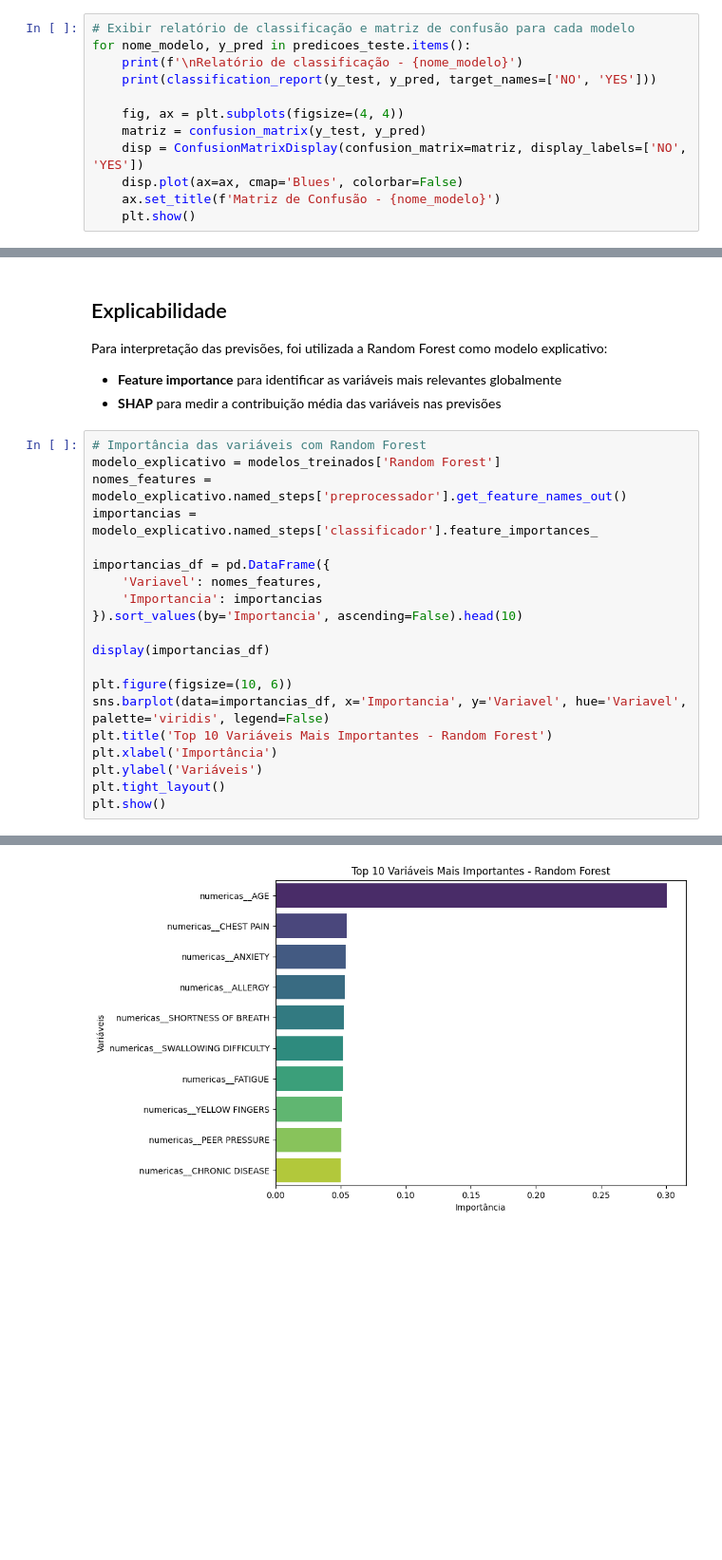
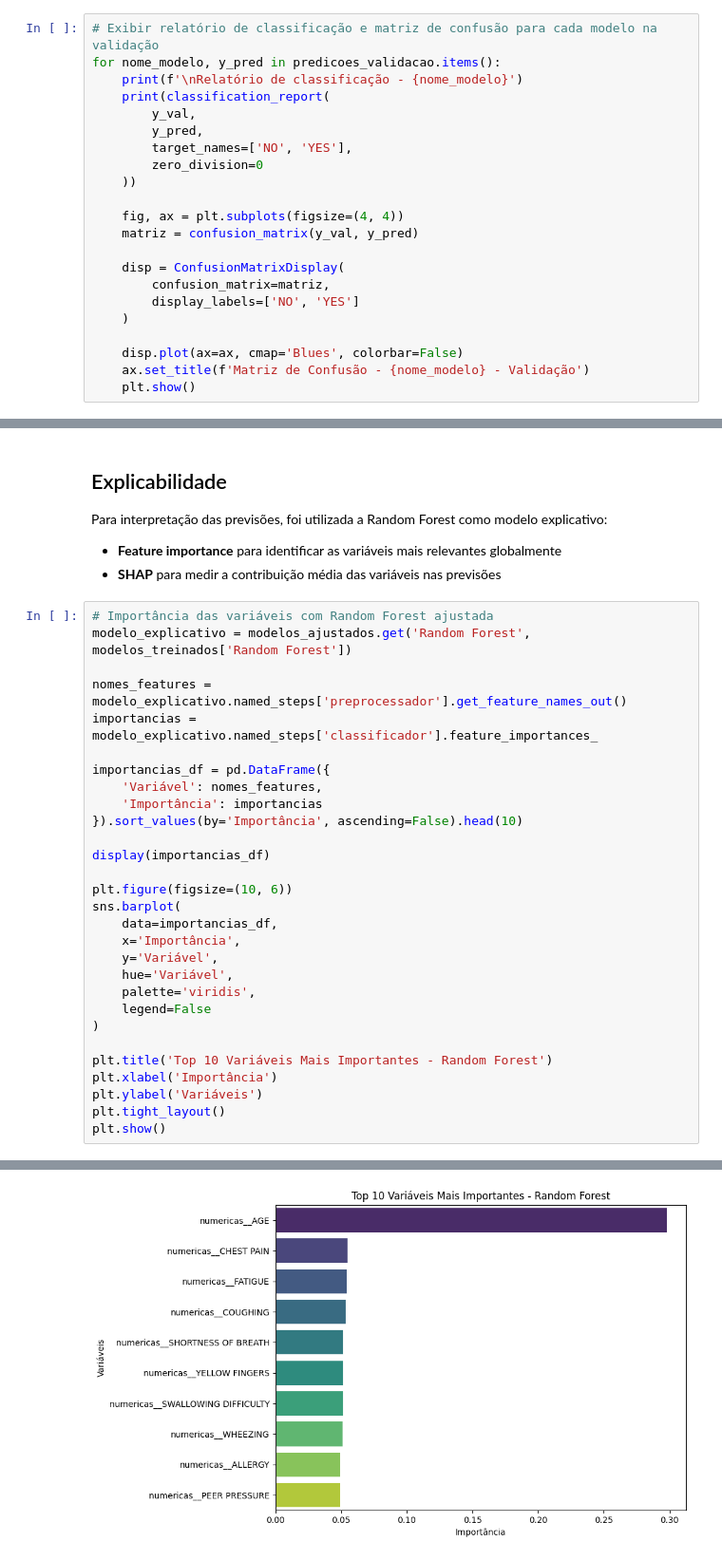
Before and after one commit to fiap-grupo-xpto/fiap-tech-challenge-fase-2, a Jupyter notebook: train_model/analise_cancer.ipynb, the cells around one changed output, grey strips where cells are left out. Shown at 95% size. Cells and saved outputs as stored; diff of their text form; blank space fills up the shorter version.

```diff
--- a/train_model/analise_cancer.ipynb
+++ b/train_model/analise_cancer.ipynb
@@ -527,14 +557,24 @@ As métricas escolhidas foram:
 # %%
-# Exibir relatório de classificação e matriz de confusão para cada modelo
-for nome_modelo, y_pred in predicoes_teste.items():
+# Exibir relatório de classificação e matriz de confusão para cada modelo na validação
+for nome_modelo, y_pred in predicoes_validacao.items():
     print(f'\nRelatório de classificação - {nome_modelo}')
-    print(classification_report(y_test, y_pred, target_names=['NO', 'YES']))
+    print(classification_report(
+        y_val,
+        y_pred,
+        target_names=['NO', 'YES'],
+        zero_division=0
+    ))
 
     fig, ax = plt.subplots(figsize=(4, 4))
-    matriz = confusion_matrix(y_test, y_pred)
-    disp = ConfusionMatrixDisplay(confusion_matrix=matriz, display_labels=['NO', 'YES'])
+    matriz = confusion_matrix(y_val, y_pred)
+
+    disp = ConfusionMatrixDisplay(
+        confusion_matrix=matriz,
+        display_labels=['NO', 'YES']
+    )
+
     disp.plot(ax=ax, cmap='Blues', colorbar=False)
-    ax.set_title(f'Matriz de Confusão - {nome_modelo}')
+    ax.set_title(f'Matriz de Confusão - {nome_modelo} - Validação')
     plt.show()
 # %% [output]
 Relatório de classificação - Regressão Logística
@@ -574,20 +781,29 @@ Para interpretação das previsões, foi utilizada a Random Forest como modelo e
 - **Feature importance** para identificar as variáveis mais relevantes globalmente
 - **SHAP** para medir a contribuição média das variáveis nas previsões
 # %%
-# Importância das variáveis com Random Forest
-modelo_explicativo = modelos_treinados['Random Forest']
+# Importância das variáveis com Random Forest ajustada
+modelo_explicativo = modelos_ajustados.get('Random Forest', modelos_treinados['Random Forest'])
+
 nomes_features = modelo_explicativo.named_steps['preprocessador'].get_feature_names_out()
 importancias = modelo_explicativo.named_steps['classificador'].feature_importances_
 
 importancias_df = pd.DataFrame({
-    'Variavel': nomes_features,
-    'Importancia': importancias
-}).sort_values(by='Importancia', ascending=False).head(10)
+    'Variável': nomes_features,
+    'Importância': importancias
+}).sort_values(by='Importância', ascending=False).head(10)
 
 display(importancias_df)
 
 plt.figure(figsize=(10, 6))
-sns.barplot(data=importancias_df, x='Importancia', y='Variavel', hue='Variavel', palette='viridis', legend=False)
+sns.barplot(
+    data=importancias_df,
+    x='Importância',
+    y='Variável',
+    hue='Variável',
+    palette='viridis',
+    legend=False
+)
+
 plt.title('Top 10 Variáveis Mais Importantes - Random Forest')
 plt.xlabel('Importância')
 plt.ylabel('Variáveis')
@@ -608,2 +824,2 @@ plt.show()
-[figure, old version]
+[figure, new version]
 # %%
```
Also changed, not shown: parts of 17 cells of this notebook.
